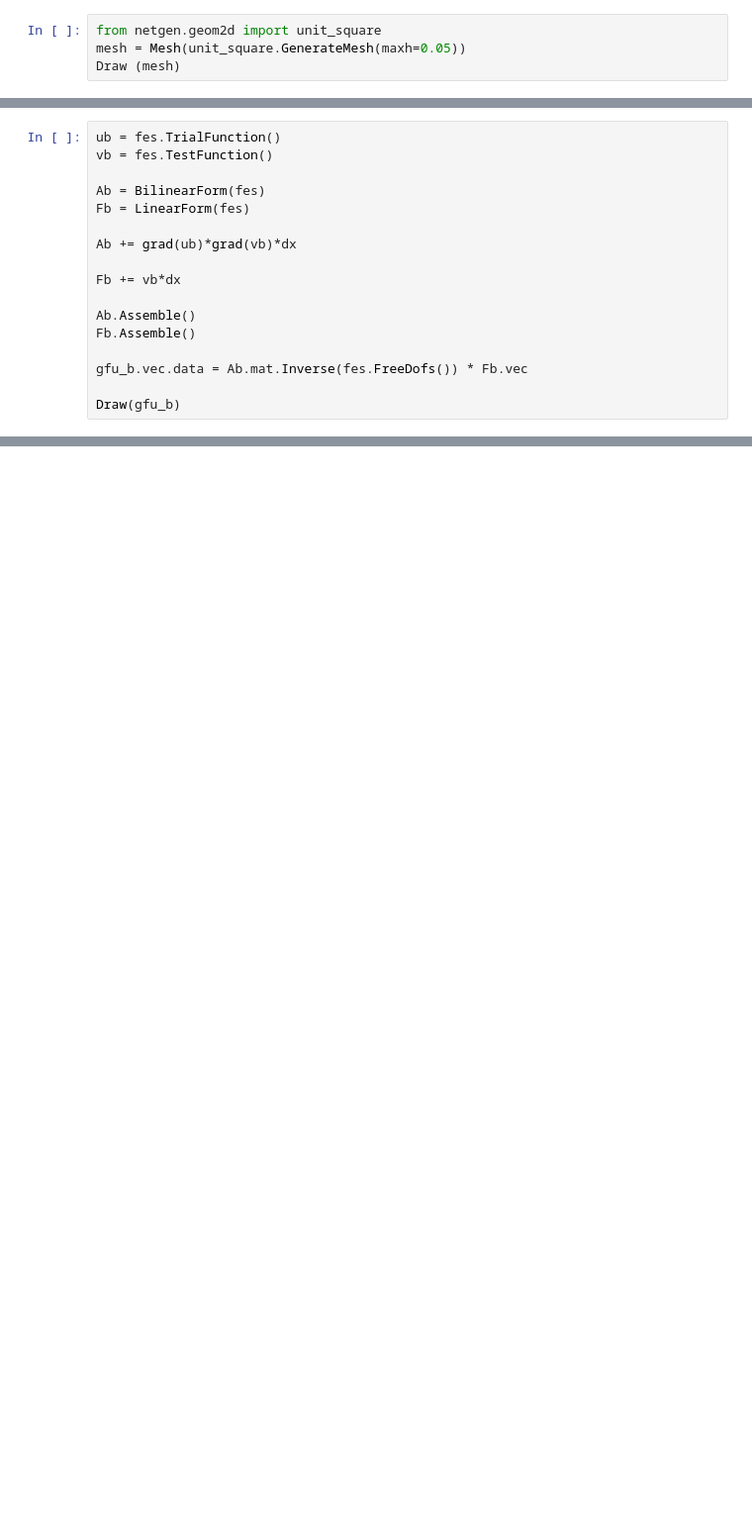
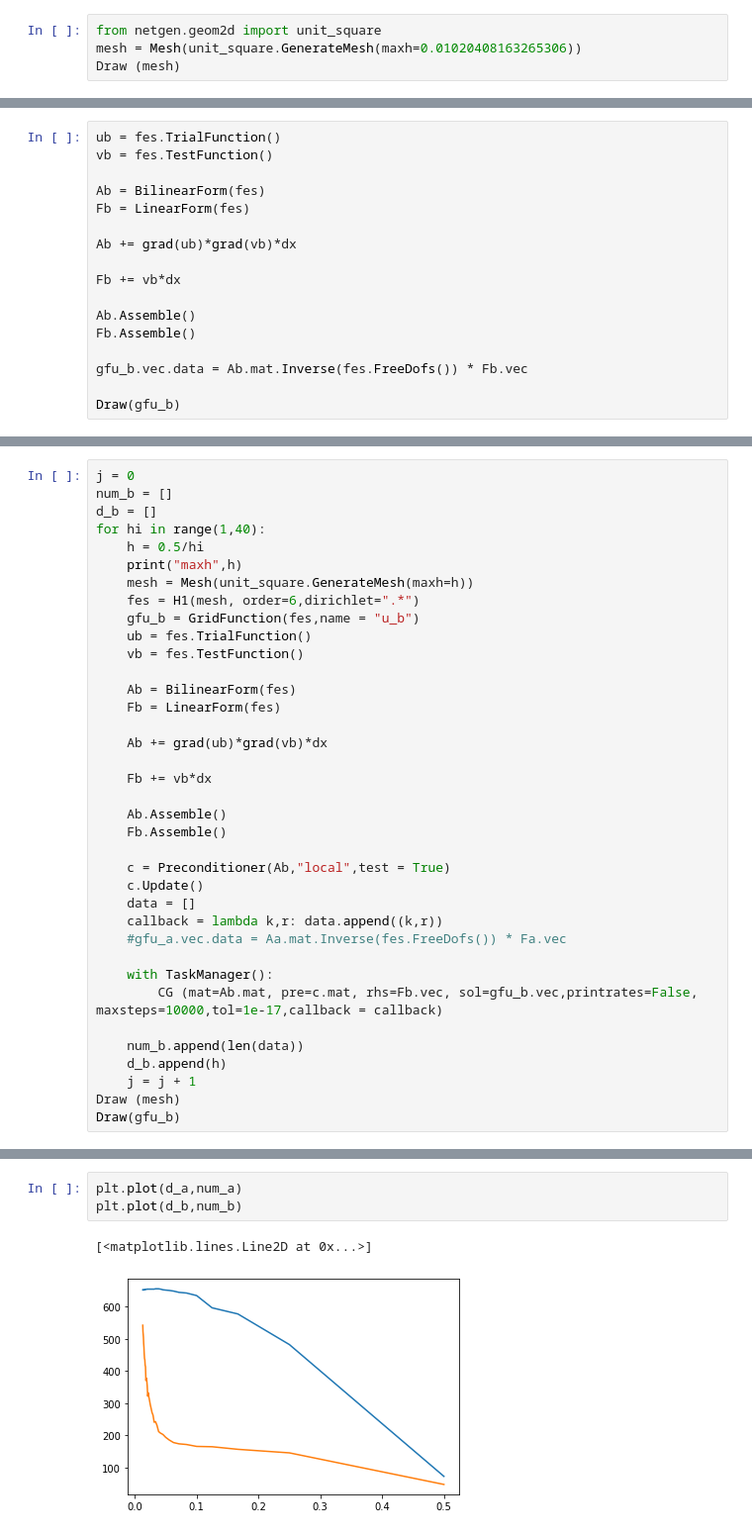
Before and after one commit to GenosW/num-pde, a Jupyter notebook: Exercises/Ex8/8.1.ipynb, the cells around one changed output, grey strips where cells are left out. Shown at 99% size. Drawn from its saved outputs; the diff is of its cells as text; blank space fills up the shorter version.

```diff
--- a/Exercises/Ex8/8.1.ipynb
+++ b/Exercises/Ex8/8.1.ipynb
@@ -6,7 +7,7 @@ import numpy as np
 from ngsolve.solvers import CG
 # %%
 from netgen.geom2d import unit_square
-mesh = Mesh(unit_square.GenerateMesh(maxh=0.05))
+mesh = Mesh(unit_square.GenerateMesh(maxh=0.01020408163265306))
 Draw (mesh)
 # %%
 fes = H1(mesh, order=6,dirichlet=".*")
@@ -55,0 +119,37 @@ Draw(gfu_b)
+# %%
+j = 0
+num_b = []
+d_b = []
+for hi in range(1,40):
+    h = 0.5/hi
+    print("maxh",h)
+    mesh = Mesh(unit_square.GenerateMesh(maxh=h))
+    fes = H1(mesh, order=6,dirichlet=".*")
+    gfu_b = GridFunction(fes,name = "u_b")
+    ub = fes.TrialFunction()
+    vb = fes.TestFunction()
+
+    Ab = BilinearForm(fes)
+    Fb = LinearForm(fes)
+
+    Ab += grad(ub)*grad(vb)*dx
+
+    Fb += vb*dx
+
+    Ab.Assemble()
+    Fb.Assemble()
+
+    c = Preconditioner(Ab,"local",test = True)
+    c.Update()
+    data = []
+    callback = lambda k,r: data.append((k,r))
+    #gfu_a.vec.data = Aa.mat.Inverse(fes.FreeDofs()) * Fa.vec
+
+    with TaskManager():
+        CG (mat=Ab.mat, pre=c.mat, rhs=Fb.vec, sol=gfu_b.vec,printrates=False, maxsteps=10000,tol=1e-17,callback = callback)
+
+    num_b.append(len(data))
+    d_b.append(h)
+    j = j + 1
+Draw (mesh)
+Draw(gfu_b)
@@ -55,0 +174,6 @@ Draw(gfu_b)
+# %%
+plt.plot(d_a,num_a)
+plt.plot(d_b,num_b)
+# %% [output]
+[<matplotlib.lines.Line2D at 0x...>]
+[figure, added]
```
Also changed, not shown: parts of 8 cells of this notebook.
